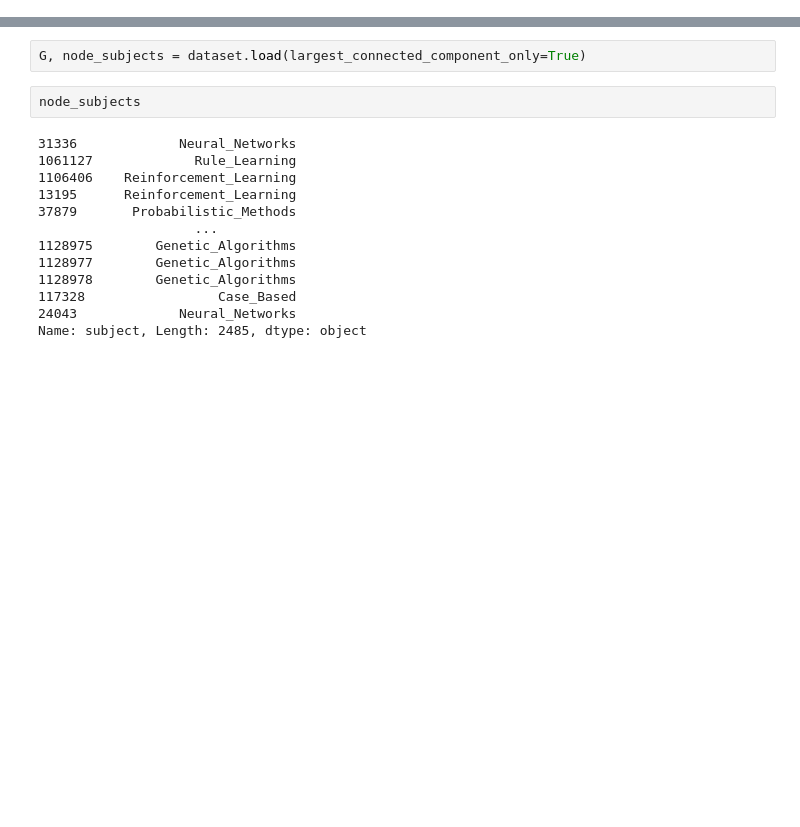
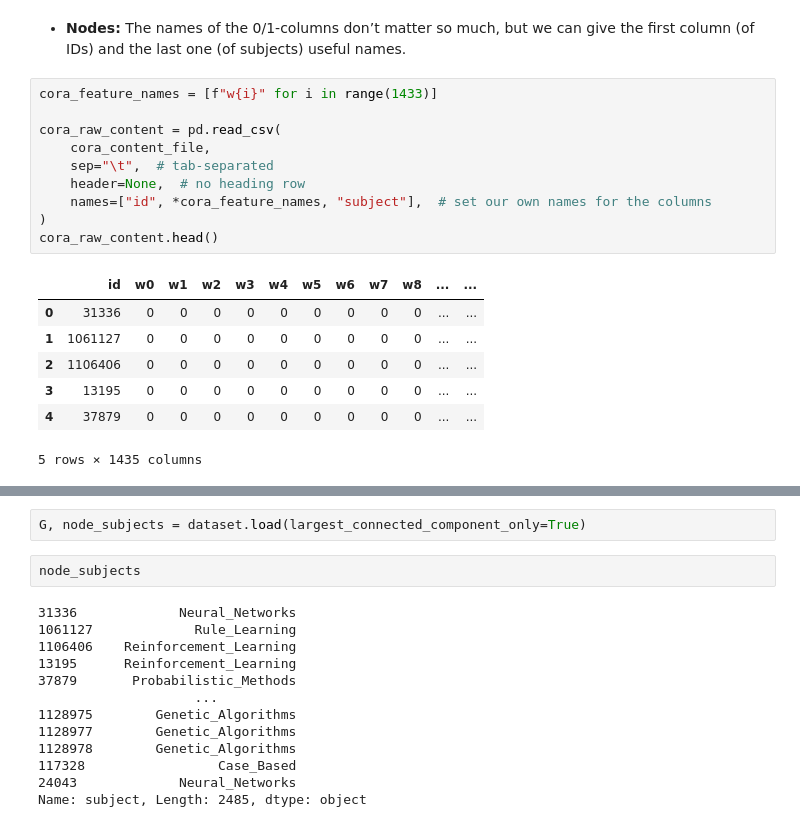
Before and after one commit to erikapat/GRAPH_ALGORITHMS_SPARK, a Jupyter notebook: Node2Vec (other example).ipynb, the cells around one changed output, grey strips where cells are left out. Saved outputs shown, nothing was run; the diff lists cells and outputs as text; blank space fills up the shorter version.

Commit message:
node2vect example of classification

```diff
--- a/Node2Vec (other example).ipynb
+++ b/Node2Vec (other example).ipynb
@@ -2,0 +54,20 @@
+# %% [markdown]
+* **Nodes:** The names of the 0/1-columns don’t matter so much, but we can give the first column (of IDs) and the last one (of subjects) useful names.
+# %%
+cora_feature_names = [f"w{i}" for i in range(1433)]
+
+cora_raw_content = pd.read_csv(
+    cora_content_file,
+    sep="\t",  # tab-separated
+    header=None,  # no heading row
+    names=["id", *cora_feature_names, "subject"],  # set our own names for the columns
+)
+cora_raw_content.head()
+# %% [output]
+|  | id | w0 | w1 | w2 | w3 | w4 | w5 | w6 | w7 | w8 | ... | ... |
+| 0 | 31336 | 0 | 0 | 0 | 0 | 0 | 0 | 0 | 0 | 0 | ... | ... |
+| 1 | 1061127 | 0 | 0 | 0 | 0 | 0 | 0 | 0 | 0 | 0 | ... | ... |
+| 2 | 1106406 | 0 | 0 | 0 | 0 | 0 | 0 | 0 | 0 | 0 | ... | ... |
+| 3 | 13195 | 0 | 0 | 0 | 0 | 0 | 0 | 0 | 0 | 0 | ... | ... |
+| 4 | 37879 | 0 | 0 | 0 | 0 | 0 | 0 | 0 | 0 | 0 | ... | ... |
+5 rows × 1435 columns
```
Also changed, not shown: parts of 31 cells of this notebook, 2 other files.
